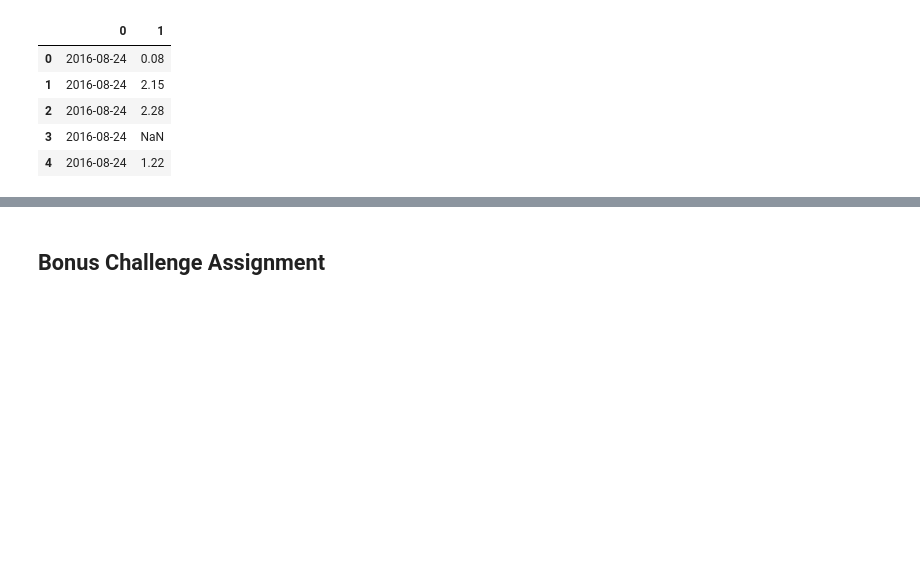
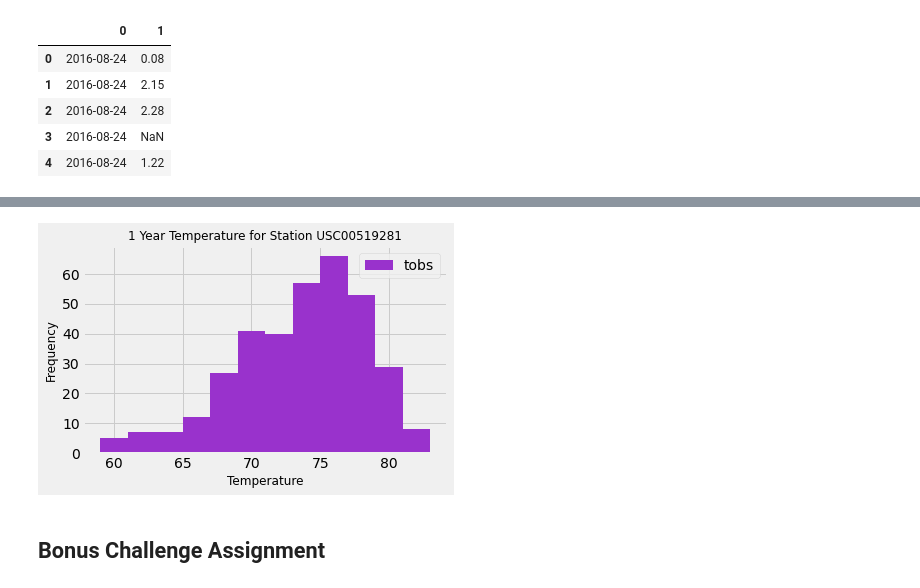
Before and after one commit to Lafayola/sqlalchemy-challenge, a Jupyter notebook: climate_starter SN.ipynb, the cells around one changed output, grey strips where cells are left out. Cells and saved outputs as stored; diff of their text form; code cells hidden in the pictures; blank space fills up the shorter version.

```diff
--- a/climate_starter SN.ipynb
+++ b/climate_starter SN.ipynb
@@ -214,3 +268,16 @@ plt.show()
+# %%
+prior_year = dt.date(2017, 8, 23) - dt.timedelta(days=365)
+results = session.query(Measurement.tobs).\
+    filter(Measurement.station == 'USC00519281').\
+    filter(Measurement.date >= prior_year).all()
+df = pd.DataFrame(results, columns=['tobs'])
+df.plot.hist(bins=12, color = '#9932CC')
+plt.xlabel("Temperature",fontsize=12)
+plt.ylabel("Frequency", fontsize=12)
+plt.title("1 Year Temperature for Station USC00519281",fontsize=12)
+plt.tight_layout()
+# %% [output]
+[figure, added]
 # %% [markdown]
 ## Bonus Challenge Assignment
 # %%
```
Also changed, not shown: parts of 15 cells of this notebook.
